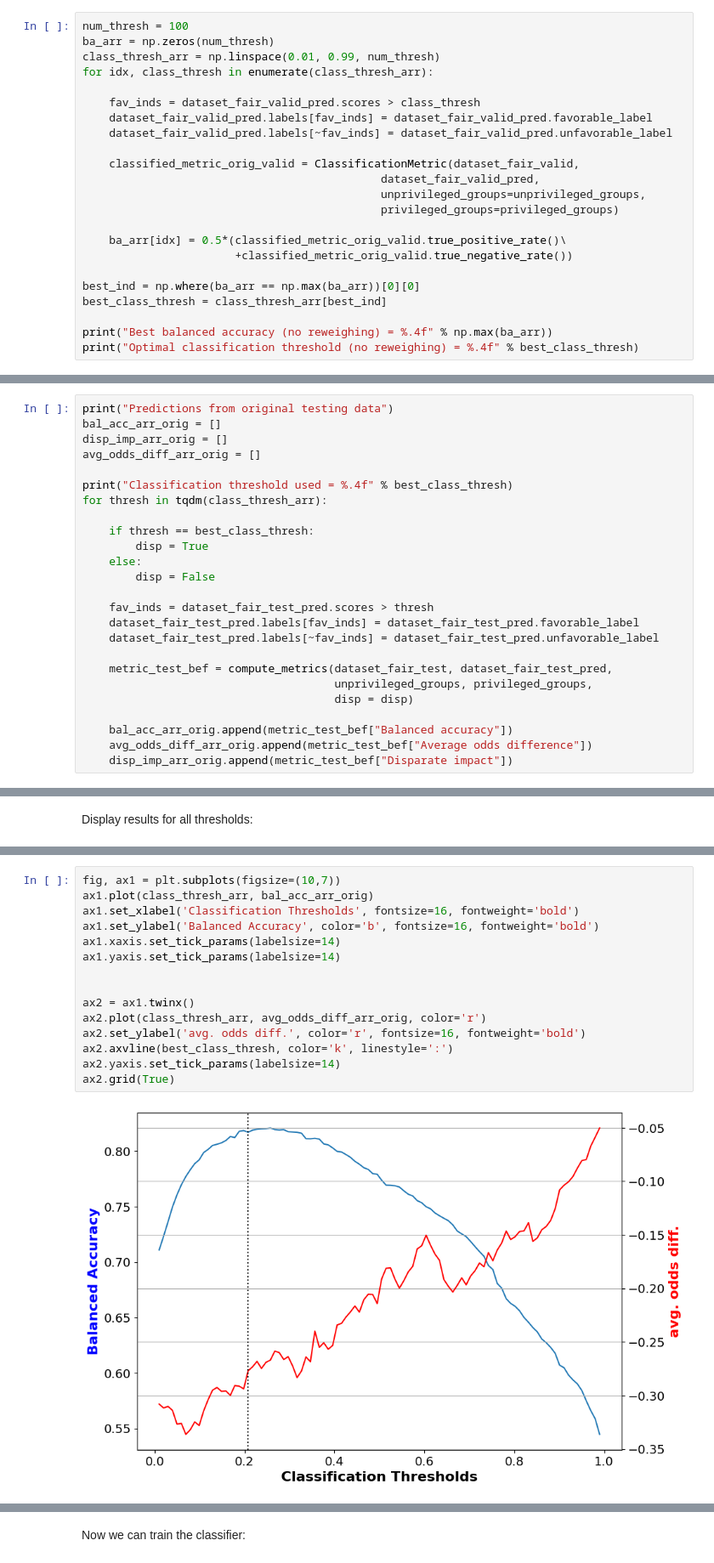
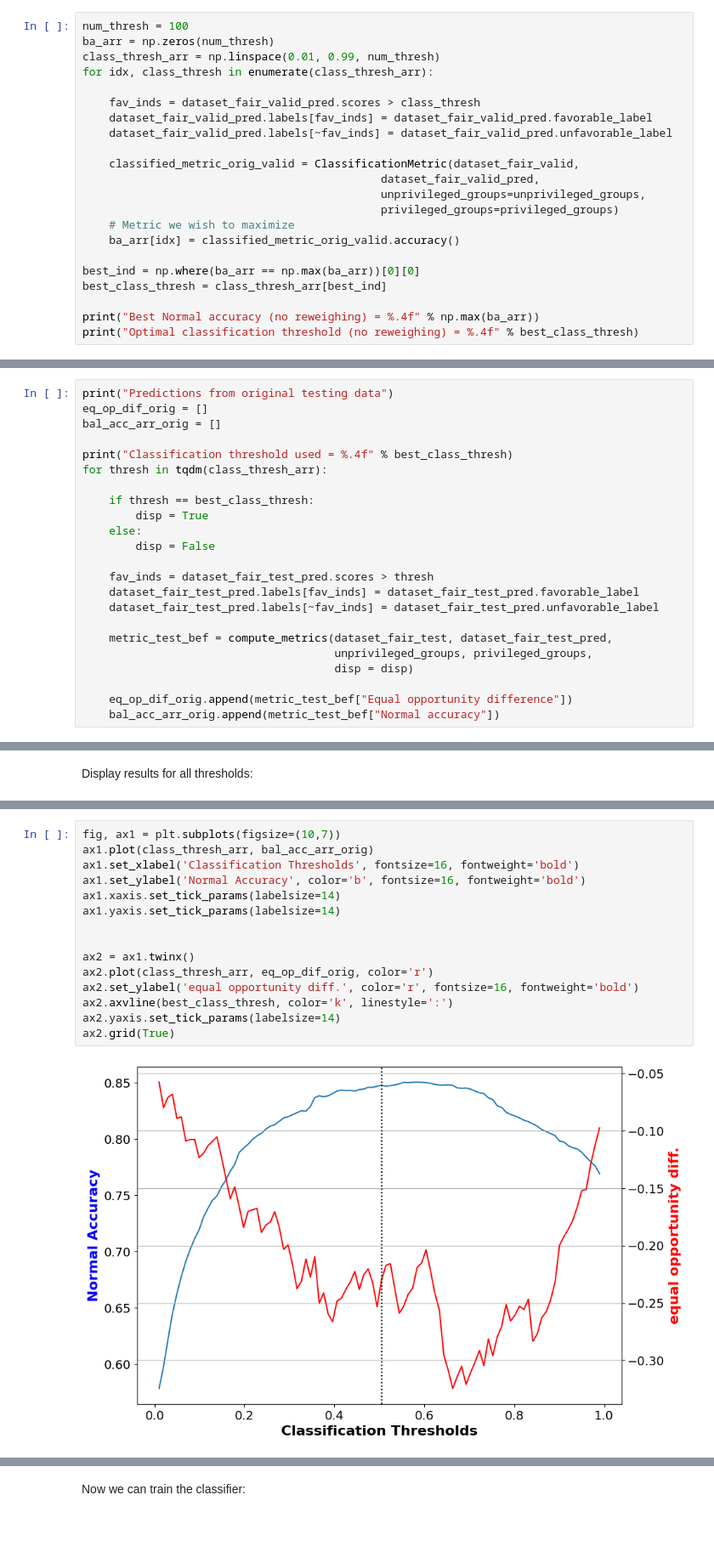
Before and after one commit to stef4k/responsible-data-science-project, a Jupyter notebook: wf-fairness-02.ipynb, the cells around one changed output, grey strips where cells are left out. Shown at 85% size. Saved outputs shown, nothing was run; the diff lists cells and outputs as text; blank space fills up the shorter version.

```diff
--- a/wf-fairness-02.ipynb
+++ b/wf-fairness-02.ipynb
@@ -260,13 +260,12 @@ for idx, class_thresh in enumerate(class_thresh_arr):
                                              dataset_fair_valid_pred,
                                              unprivileged_groups=unprivileged_groups,
                                              privileged_groups=privileged_groups)
-
-    ba_arr[idx] = 0.5*(classified_metric_orig_valid.true_positive_rate()\
-                       +classified_metric_orig_valid.true_negative_rate())
+    # Metric we wish to maximize
+    ba_arr[idx] = classified_metric_orig_valid.accuracy()
 
 best_ind = np.where(ba_arr == np.max(ba_arr))[0][0]
 best_class_thresh = class_thresh_arr[best_ind]
 
-print("Best balanced accuracy (no reweighing) = %.4f" % np.max(ba_arr))
+print("Best Normal accuracy (no reweighing) = %.4f" % np.max(ba_arr))
 print("Optimal classification threshold (no reweighing) = %.4f" % best_class_thresh)
 # %% [output]
@@ -320,9 +319,8 @@ Theil index = 0.1194
 Predictions from the original test set at the optimal classification threshold:
 # %%
 print("Predictions from original testing data")
+eq_op_dif_orig = []
 bal_acc_arr_orig = []
-disp_imp_arr_orig = []
-avg_odds_diff_arr_orig = []
 
 print("Classification threshold used = %.4f" % best_class_thresh)
 for thresh in tqdm(class_thresh_arr):
@@ -340,8 +338,7 @@ for thresh in tqdm(class_thresh_arr):
                                       unprivileged_groups, privileged_groups,
                                       disp = disp)
 
-    bal_acc_arr_orig.append(metric_test_bef["Balanced accuracy"])
-    avg_odds_diff_arr_orig.append(metric_test_bef["Average odds difference"])
-    disp_imp_arr_orig.append(metric_test_bef["Disparate impact"])
+    eq_op_dif_orig.append(metric_test_bef["Equal opportunity difference"])
+    bal_acc_arr_orig.append(metric_test_bef["Normal accuracy"])
 # %% [output]
 Predictions from original testing data
@@ -375,20 +355,20 @@ ax2.grid(True)
 # %%
 fig, ax1 = plt.subplots(figsize=(10,7))
 ax1.plot(class_thresh_arr, bal_acc_arr_orig)
 ax1.set_xlabel('Classification Thresholds', fontsize=16, fontweight='bold')
-ax1.set_ylabel('Balanced Accuracy', color='b', fontsize=16, fontweight='bold')
+ax1.set_ylabel('Normal Accuracy', color='b', fontsize=16, fontweight='bold')
 ax1.xaxis.set_tick_params(labelsize=14)
 ax1.yaxis.set_tick_params(labelsize=14)
 
 
 ax2 = ax1.twinx()
-ax2.plot(class_thresh_arr, avg_odds_diff_arr_orig, color='r')
-ax2.set_ylabel('avg. odds diff.', color='r', fontsize=16, fontweight='bold')
+ax2.plot(class_thresh_arr, eq_op_dif_orig, color='r')
+ax2.set_ylabel('equal opportunity diff.', color='r', fontsize=16, fontweight='bold')
 ax2.axvline(best_class_thresh, color='k', linestyle=':')
 ax2.yaxis.set_tick_params(labelsize=14)
 ax2.grid(True)
 # %% [output]
-[figure, old version]
+[figure, new version]
 # %% [markdown]
 ### Fair classifier
 
```
Also changed, not shown: parts of 13 cells of this notebook, 1 other file.
